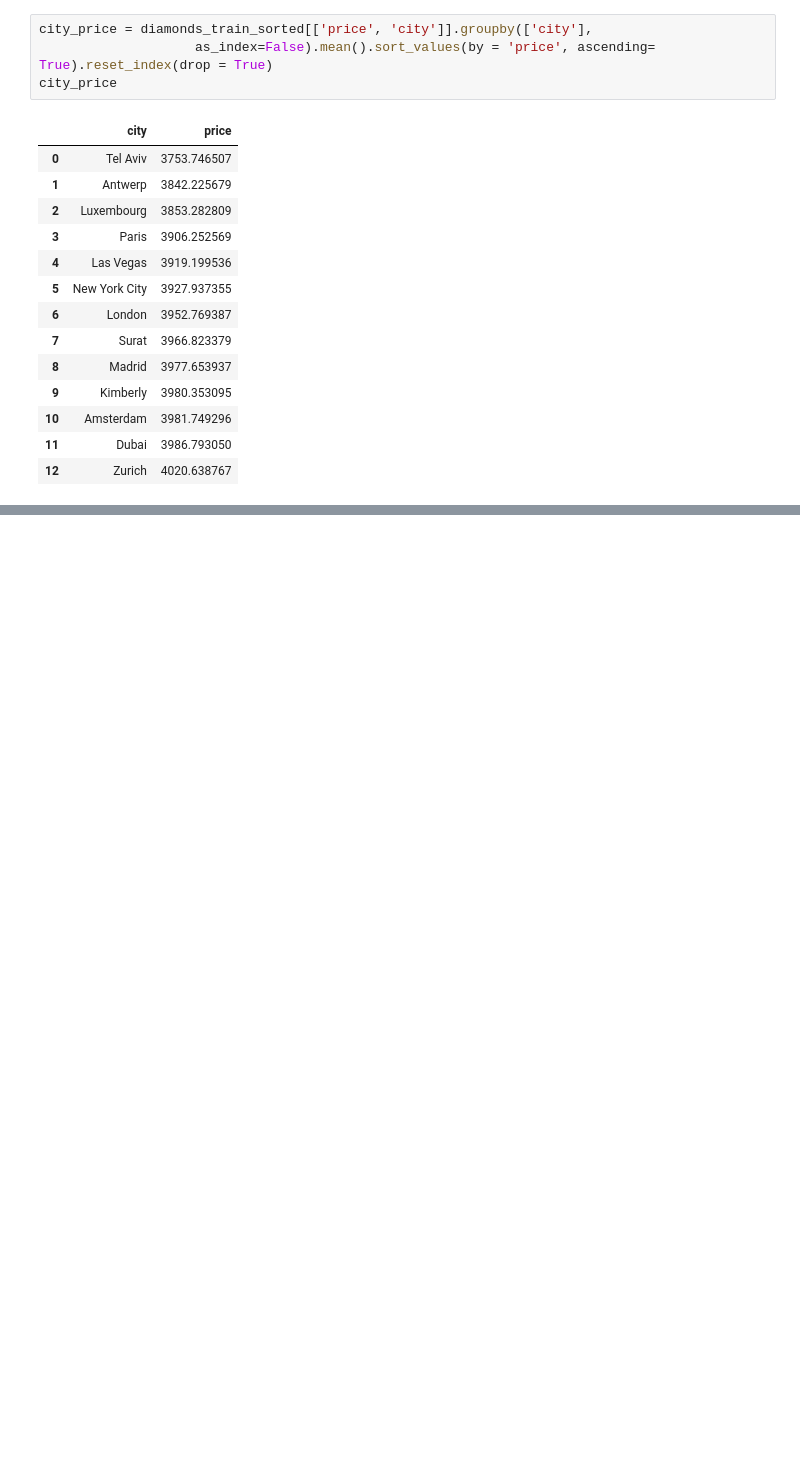
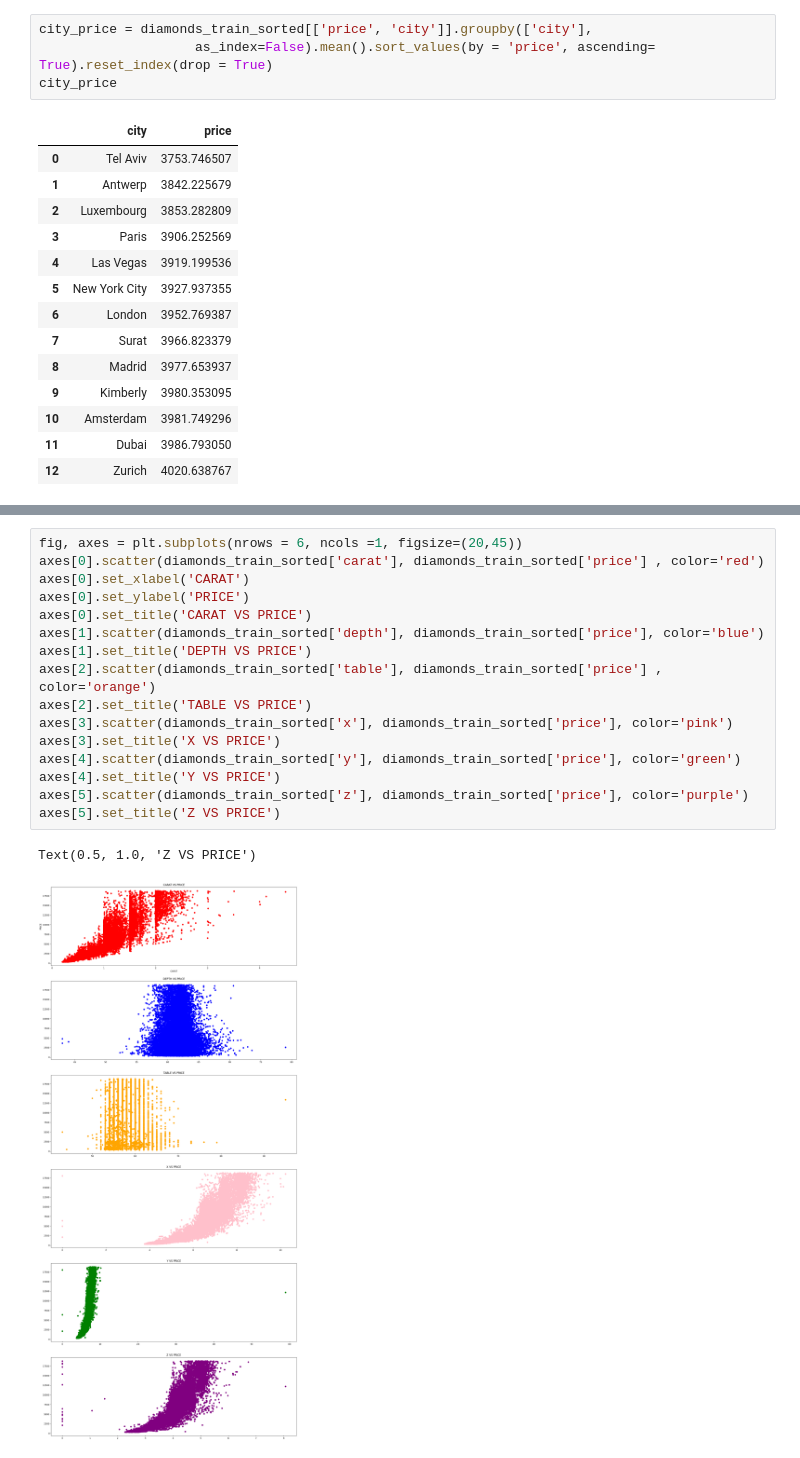
Before and after one commit to MargaMontV/ironhack_challenges, a Jupyter notebook: eda-challenge/notebook/eda-challenge.ipynb, the cells around one changed output, grey strips where cells are left out. Drawn from its saved outputs; the diff is of its cells as text; blank space fills up the shorter version.

```diff
--- a/eda-challenge/notebook/eda-challenge.ipynb
+++ b/eda-challenge/notebook/eda-challenge.ipynb
@@ -516,0 +550,19 @@ city_price.iplot(kind='bar',
+# %%
+fig, axes = plt.subplots(nrows = 6, ncols =1, figsize=(20,45))
+axes[0].scatter(diamonds_train_sorted['carat'], diamonds_train_sorted['price'] , color='red')
+axes[0].set_xlabel('CARAT')
+axes[0].set_ylabel('PRICE')
+axes[0].set_title('CARAT VS PRICE')
+axes[1].scatter(diamonds_train_sorted['depth'], diamonds_train_sorted['price'], color='blue')
+axes[1].set_title('DEPTH VS PRICE')
+axes[2].scatter(diamonds_train_sorted['table'], diamonds_train_sorted['price'] , color='orange')
+axes[2].set_title('TABLE VS PRICE')
+axes[3].scatter(diamonds_train_sorted['x'], diamonds_train_sorted['price'], color='pink')
+axes[3].set_title('X VS PRICE')
+axes[4].scatter(diamonds_train_sorted['y'], diamonds_train_sorted['price'], color='green')
+axes[4].set_title('Y VS PRICE')
+axes[5].scatter(diamonds_train_sorted['z'], diamonds_train_sorted['price'], color='purple')
+axes[5].set_title('Z VS PRICE')
+# %% [output]
+Text(0.5, 1.0, 'Z VS PRICE')
+[figure, added]
```
Also changed, not shown: parts of 4 cells of this notebook.
